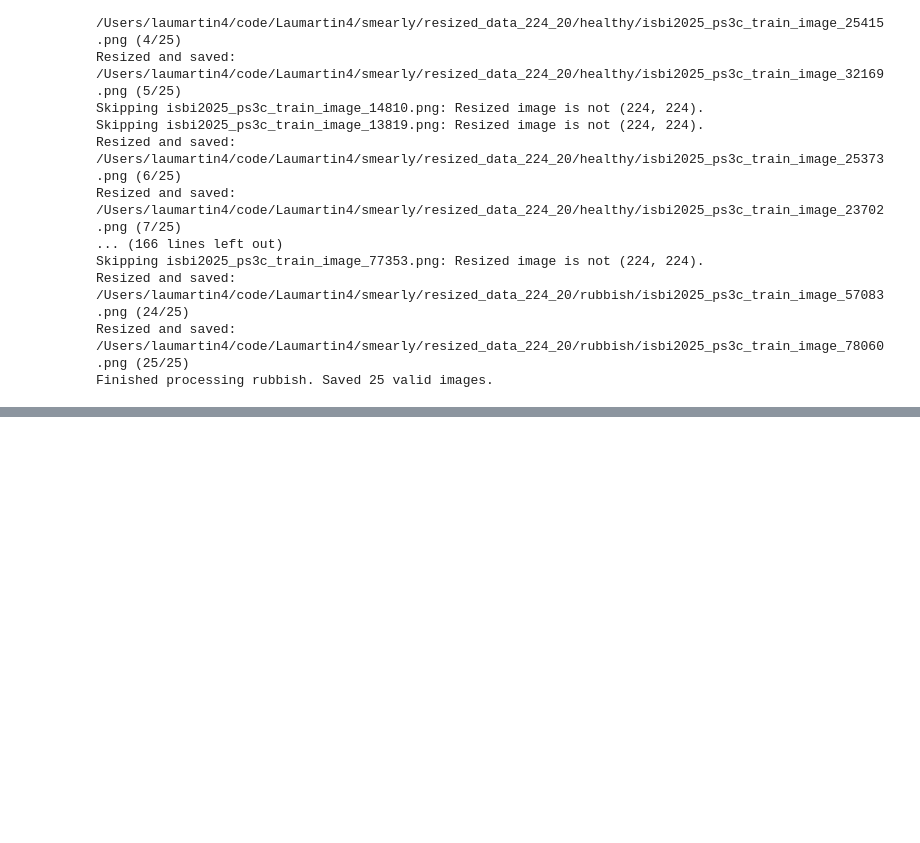
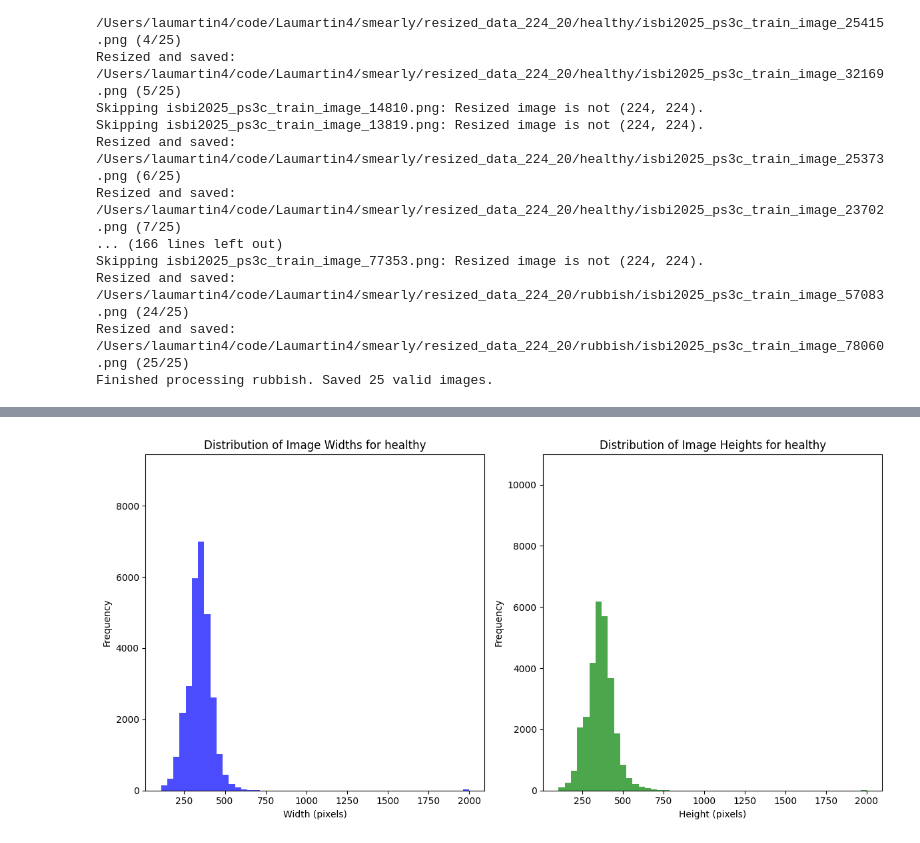
Before and after one commit to Laumartin4/smearly, a Jupyter notebook: notebooks/laura_notebook.ipynb, the cells around one changed output, grey strips where cells are left out. Saved outputs shown, nothing was run; the diff lists cells and outputs as text; code cells hidden in the pictures; blank space fills up the shorter version.

```diff
--- a/notebooks/laura_notebook.ipynb
+++ b/notebooks/laura_notebook.ipynb
@@ -310,0 +403,97 @@ Finished processing rubbish. Saved 25 valid images.
+# %%
+import os
+from PIL import Image
+import matplotlib.pyplot as plt
+import numpy as np
+
+# Function to get image sizes per class
+def get_image_sizes_per_class(dataset_dir):
+    class_sizes = {}
+
+    for class_name in os.listdir(dataset_dir):
+        class_path = os.path.join(dataset_dir, class_name)
+        if os.path.isdir(class_path):  # Ensure it's a directory
+            widths = []
+            heights = []
+            for image_name in os.listdir(class_path):
+                image_path = os.path.join(class_path, image_name)
+                try:
+                    with Image.open(image_path) as img:
+                        width, height = img.size
+                        widths.append(width)
+                        heights.append(height)
+                except Exception as e:
+                    print(f"Error processing {image_path}: {e}")
+            class_sizes[class_name] = (widths, heights)
+
+    return class_sizes
+
+# Function to calculate the maximum frequency across all classes
+def get_max_frequency(class_sizes):
+    max_freq_width = 0
+    max_freq_height = 0
+
+    for widths, heights in class_sizes.values():
+        # Calculate histograms for widths and heights
+        hist_width, _ = np.histogram(widths, bins=50)
+        hist_height, _ = np.histogram(heights, bins=50)
+
+        # Update max frequencies
+        if np.max(hist_width) > max_freq_width:
+            max_freq_width = np.max(hist_width)
+        if np.max(hist_height) > max_freq_height:
+            max_freq_height = np.max(hist_height)
+
+    return max_freq_width, max_freq_height
+
+# Function to plot size distribution per class with the same y scale
+def plot_size_distribution_per_class(class_sizes, max_freq_width, max_freq_height):
+    for class_name, (widths, heights) in class_sizes.items():
+        plt.figure(figsize=(12, 6))
+
+        # Plot histogram of widths
+        plt.subplot(1, 2, 1)
+        plt.hist(widths, bins=50, color='blue', alpha=0.7)
+        plt.title(f'Distribution of Image Widths for {class_name}')
+        plt.xlabel('Width (pixels)')
+        plt.ylabel('Frequency')
+        plt.ylim(0, max_freq_width)  # Set y-axis limit
+
+        # Plot histogram of heights
+        plt.subplot(1, 2, 2)
+        plt.hist(heights, bins=50, color='green', alpha=0.7)
+        plt.title(f'Distribution of Image Heights for {class_name}')
+        plt.xlabel('Height (pixels)')
+        plt.ylabel('Frequency')
+        plt.ylim(0, max_freq_height)  # Set y-axis limit
+
+        plt.tight_layout()
+        plt.show()
+
+# Function to print summary statistics per class
+def print_summary_statistics_per_class(class_sizes):
+    for class_name, (widths, heights) in class_sizes.items():
+        print(f"Summary Statistics for {class_name}:")
+        print(f"Min Width: {np.min(widths)}, Max Width: {np.max(widths)}")
+        print(f"Min Height: {np.min(heights)}, Max Height: {np.max(heights)}")
+        print(f"Mean Width: {np.mean(widths):.2f}, Mean Height: {np.mean(heights):.2f}")
+        print(f"Median Width: {np.median(widths)}, Median Height: {np.median(heights)}")
+        print()
+
+# Main script
+if __name__ == "__main__":
+    dataset_dir = "/Users/laumartin4/code/Laumartin4/project_draft/data"  # Replace with your dataset path
+
+    # Get image sizes per class
+    class_sizes = get_image_sizes_per_class(dataset_dir)
+
+    # Calculate the maximum frequency for widths and heights
+    max_freq_width, max_freq_height = get_max_frequency(class_sizes)
+
+    # Plot size distribution per class with the same y scale
+    plot_size_distribution_per_class(class_sizes, max_freq_width, max_freq_height)
+
+    # Print summary statistics per class
+    print_summary_statistics_per_class(class_sizes)
+# %% [output]
+[figure, added]
```
Also changed, not shown: parts of 2 cells of this notebook.
